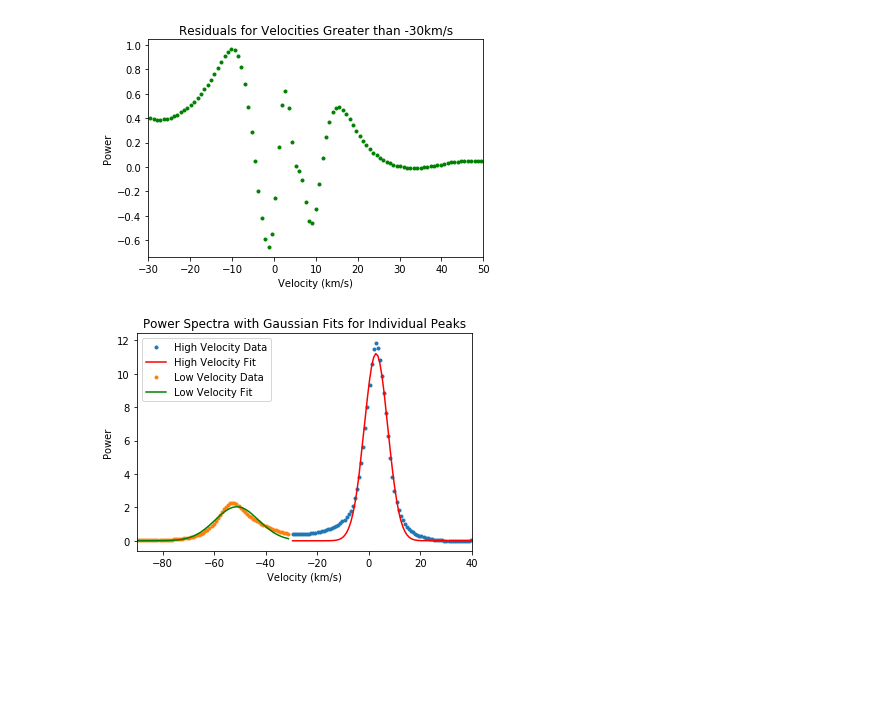
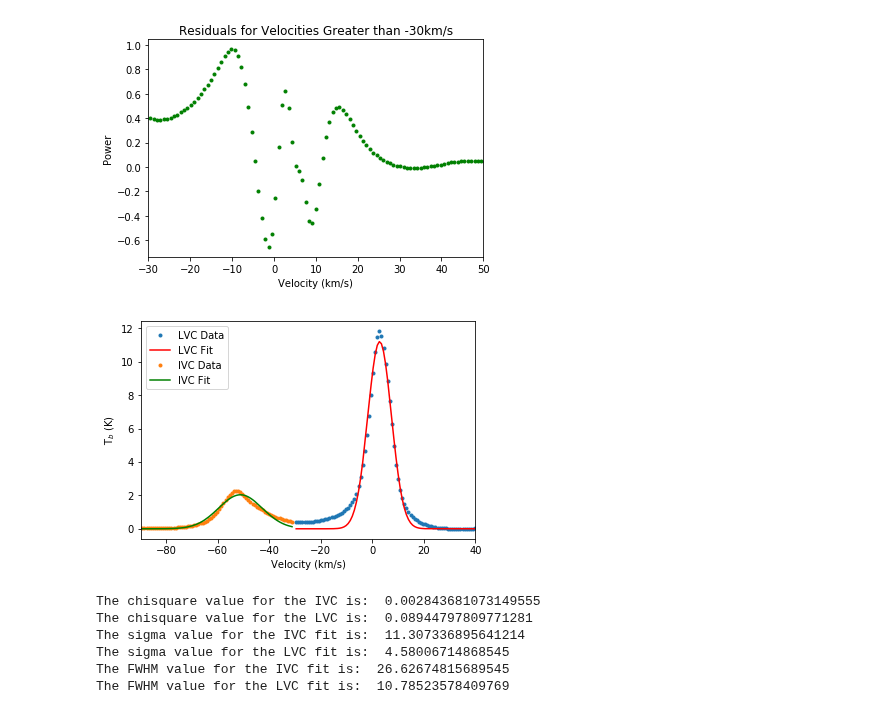
Before and after one commit to lukavujeva/ast425, a Jupyter notebook: AST425 Introduction Assignment.ipynb, the cells around one changed output. Cells and saved outputs as stored; diff of their text form; code cells hidden in the pictures; blank space fills up the shorter version.

```diff
--- a/AST425 Introduction Assignment.ipynb
+++ b/AST425 Introduction Assignment.ipynb
@@ -166,13 +231,13 @@ The noise on the right end of the spectrum is  0.0021385378
 #model = modeling.models.Gaussian1D()
 #fitted_model = fitter(model, v_low, mean_spec_low)
 
-mean = sum(v_low * mean_spec_low) / sum(mean_spec_low)
-sigma = np.sqrt(sum(mean_spec_low * (v_low - mean)**2) / sum(mean_spec_low))
+mean1 = sum(v_low * mean_spec_low) / sum(mean_spec_low)
+sigma1 = np.sqrt(sum(mean_spec_low * (v_low - mean1)**2) / sum(mean_spec_low))
 
-def Gauss1(v_low, a, x0, sigma):
-    return a * np.exp(-(v_low - x0)**2 / (2 * sigma**2))
+def Gauss1(v_low, a, x0, sigma1):
+    return a * np.exp(-(v_low - x0)**2 / (2 * sigma1**2))
 
-popt1,pcov1 = curve_fit(Gauss1, v_low, mean_spec_low, p0=[max(mean_spec_low), mean, sigma])
+popt1,pcov1 = curve_fit(Gauss1, v_low, mean_spec_low, p0=[max(mean_spec_low), mean1, sigma1])
 
 plt.plot(v_low, mean_spec_low, linestyle = "none", marker = '.', label = "Data")
 plt.plot(v_low, Gauss1(v_low, *popt1), 'r-', label='fit')
@@ -191,13 +256,14 @@ plt.show()
 #model = modeling.models.Gaussian1D()
 #fitted_model = fitter(model, v_low, mean_spec_low)
 
-mean = sum(v_high * mean_spec_high) / sum(mean_spec_high)
-sigma = np.sqrt(sum(mean_spec_high * (v_high - mean)**2) / sum(mean_spec_high))
+mean2 = sum(v_high * mean_spec_high) / sum(mean_spec_high)
+sigma2 = np.sqrt(sum(mean_spec_high * (v_high - mean)**2) / sum(mean_spec_high))
 
-def Gauss2(v_high, a, x0, sigma):
-    return a * np.exp(-(v_high - x0)**2 / (2 * sigma**2))
 
-popt2,pcov2 = curve_fit(Gauss2, v_high, mean_spec_high, p0=[max(mean_spec_high), mean, sigma])
+def Gauss2(v_high, a, x0, sigma2):
+    return a * np.exp(-(v_high - x0)**2 / (2 * sigma2**2))
+
+popt2,pcov2 = curve_fit(Gauss2, v_high, mean_spec_high, p0=[max(mean_spec_high), mean2, sigma2])
 
 plt.plot(v_high, mean_spec_high, linestyle = "none", marker = '.', label = "Data")
 plt.plot(v_high, Gauss2(v_high, *popt2), 'r-', label='fit')
@@ -220,17 +286,49 @@ plt.show()
 [figure]
 [figure]
 # %%
-plt.plot(v_high, mean_spec_high, linestyle = "none", marker = '.', label = "High Velocity Data")
-plt.plot(v_high, Gauss2(v_high, *popt2), 'r-', label='High Velocity Fit')
+#Here I added both sets of data and their respective fits to the same plot to illustrate how inadequate the fits are
 
-plt.plot(v_low, mean_spec_low, linestyle = "none", marker = '.', label = "Low Velocity Data")
-plt.plot(v_low, Gauss1(v_low, *popt1), 'g-', label='Low Velocity Fit')
-plt.title("Power Spectra with Gaussian Fits for Individual Peaks")
+plt.plot(v_high, mean_spec_high, linestyle = "none", marker = '.', label = "LVC Data")
+plt.plot(v_high, Gauss2(v_high, *popt2), 'r-', label='LVC Fit')
+
+plt.plot(v_low, mean_spec_low, linestyle = "none", marker = '.', label = "IVC Data")
+plt.plot(v_low, Gauss1(v_low, *popt1), 'g-', label='IVC Fit')
+#plt.title("Power Spectra with Gaussian Fits for Individual Peaks")
 plt.xlabel("Velocity (km/s)")
-plt.ylabel("Power")
+plt.ylabel("T$_{b}$ (K)")
 plt.xlim(-90, 40)
 plt.legend()
 plt.savefig('gaussianfit.pdf')
 plt.show()
 # %% [output]
-[figure, old version]
+[figure, new version]
+# %%
+#now I will calculate a reduced chi squared value for our fits, which is ideally around 1
+#but this will most likely be higher than 1 due to how bad the fit is
+
+from scipy.stats import chisquare
+
+chisquare_low = np.sum((Gauss1(v_low, *popt1) - mean_spec_low)**2 / sigma1**2)
+chisquare_high = np.sum((Gauss2(v_high, *popt2) - mean_spec_high)**2 / sigma2**2)
+
+print("The chisquare value for the IVC is: ", chisquare_low)
+print("The chisquare value for the LVC is: ", chisquare_high)
+
+sigma_IVC = np.sqrt(sum(Gauss1(v_low, *popt1) * (v_low - mean1)**2) / sum(Gauss1(v_low, *popt1)))
+sigma_LVC  = np.sqrt(sum(Gauss2(v_high, *popt2) * (v_high - mean2)**2) / sum(Gauss2(v_high, *popt2)))
+
+fwhm_IVC = 2.35482045 * sigma_IVC
+fwhm_LVC = 2.35482045 * sigma_LVC
+
+print("The sigma value for the IVC fit is: ", sigma_IVC)
+print("The sigma value for the LVC fit is: ", sigma_LVC)
+
+print("The FWHM value for the IVC fit is: ", fwhm_IVC)
+print("The FWHM value for the LVC fit is: ", fwhm_LVC)
+# %% [output]
+The chisquare value for the IVC is:  0.002843681073149555
+The chisquare value for the LVC is:  0.08944797809771281
+The sigma value for the IVC fit is:  11.307336895641214
+The sigma value for the LVC fit is:  4.58006714868545
+The FWHM value for the IVC fit is:  26.62674815689545
+The FWHM value for the LVC fit is:  10.78523578409769
```
Also changed, not shown: parts of 13 cells of this notebook, 6 other files.
